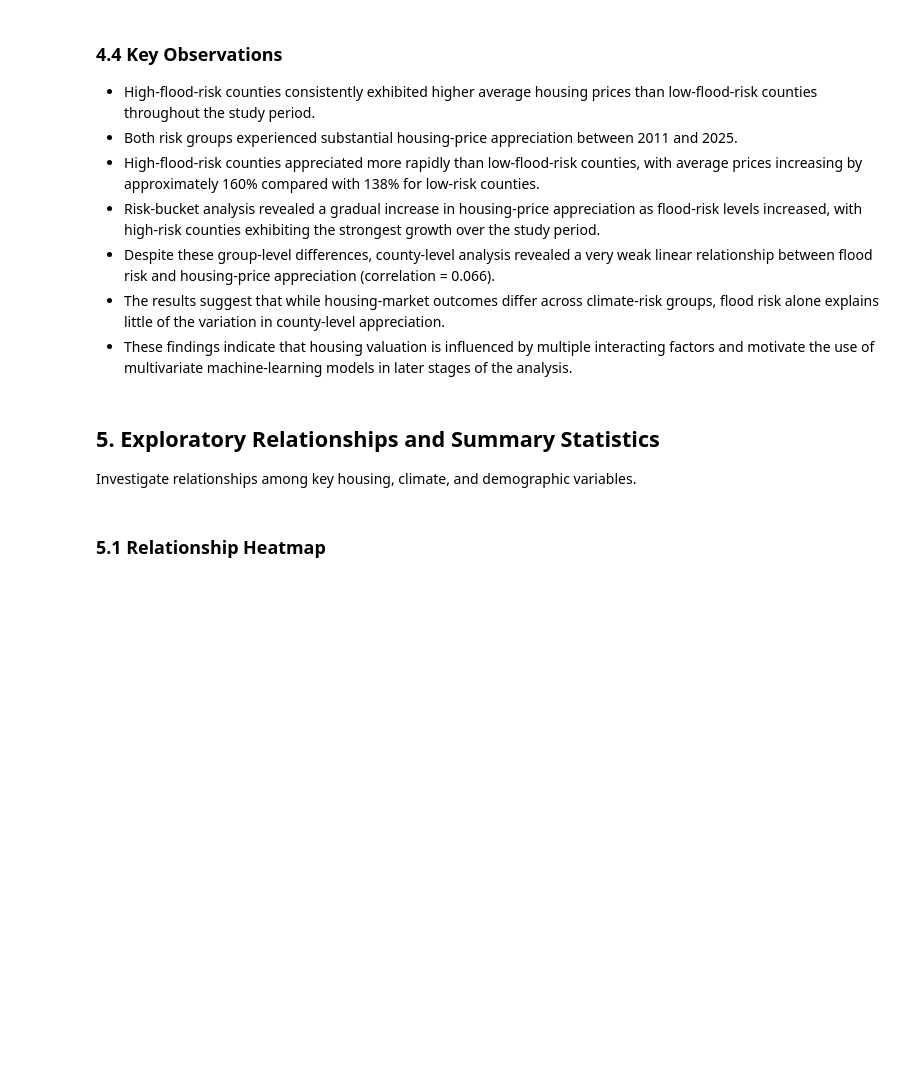
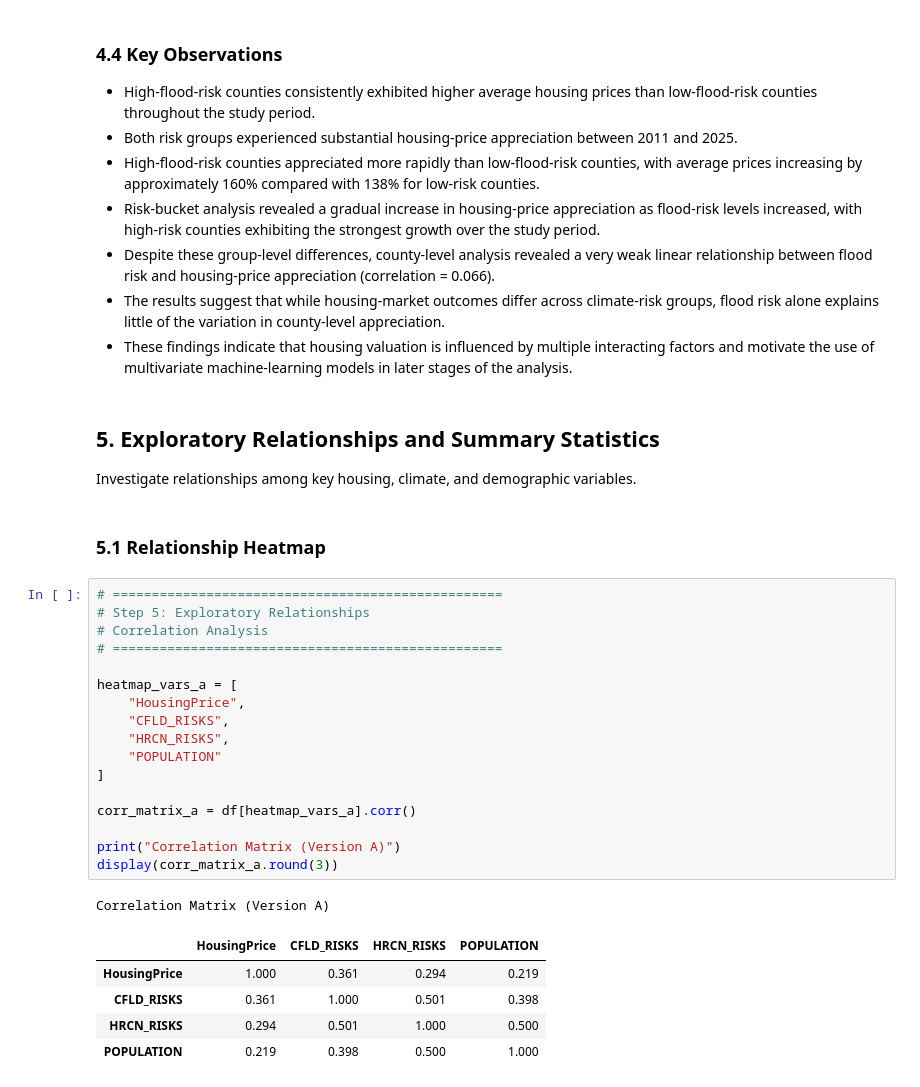
Before and after one commit to NimrahAltafAdam/climate-risk-housing-valuation, a Jupyter notebook: notebooks/02_exploratory_data_analysis.ipynb, the cells around one changed output. Drawn from its saved outputs; the diff is of its cells as text; blank space fills up the shorter version.

```diff
--- a/notebooks/02_exploratory_data_analysis.ipynb
+++ b/notebooks/02_exploratory_data_analysis.ipynb
@@ -1079,3 +1079,27 @@ plt.show()
 Investigate relationships among key housing, climate, and demographic variables.
 # %% [markdown]
 ### 5.1 Relationship Heatmap
+# %%
+# ==================================================
+# Step 5: Exploratory Relationships
+# Correlation Analysis
+# ==================================================
+
+heatmap_vars_a = [
+    "HousingPrice",
+    "CFLD_RISKS",
+    "HRCN_RISKS",
+    "POPULATION"
+]
+
+corr_matrix_a = df[heatmap_vars_a].corr()
+
+print("Correlation Matrix (Version A)")
+display(corr_matrix_a.round(3))
+# %% [output]
+Correlation Matrix (Version A)
+|  | HousingPrice | CFLD_RISKS | HRCN_RISKS | POPULATION |
+| HousingPrice | 1.000 | 0.361 | 0.294 | 0.219 |
+| CFLD_RISKS | 0.361 | 1.000 | 0.501 | 0.398 |
+| HRCN_RISKS | 0.294 | 0.501 | 1.000 | 0.500 |
+| POPULATION | 0.219 | 0.398 | 0.500 | 1.000 |
```
Also changed, not shown: parts of 7 cells of this notebook, 2 other files.
